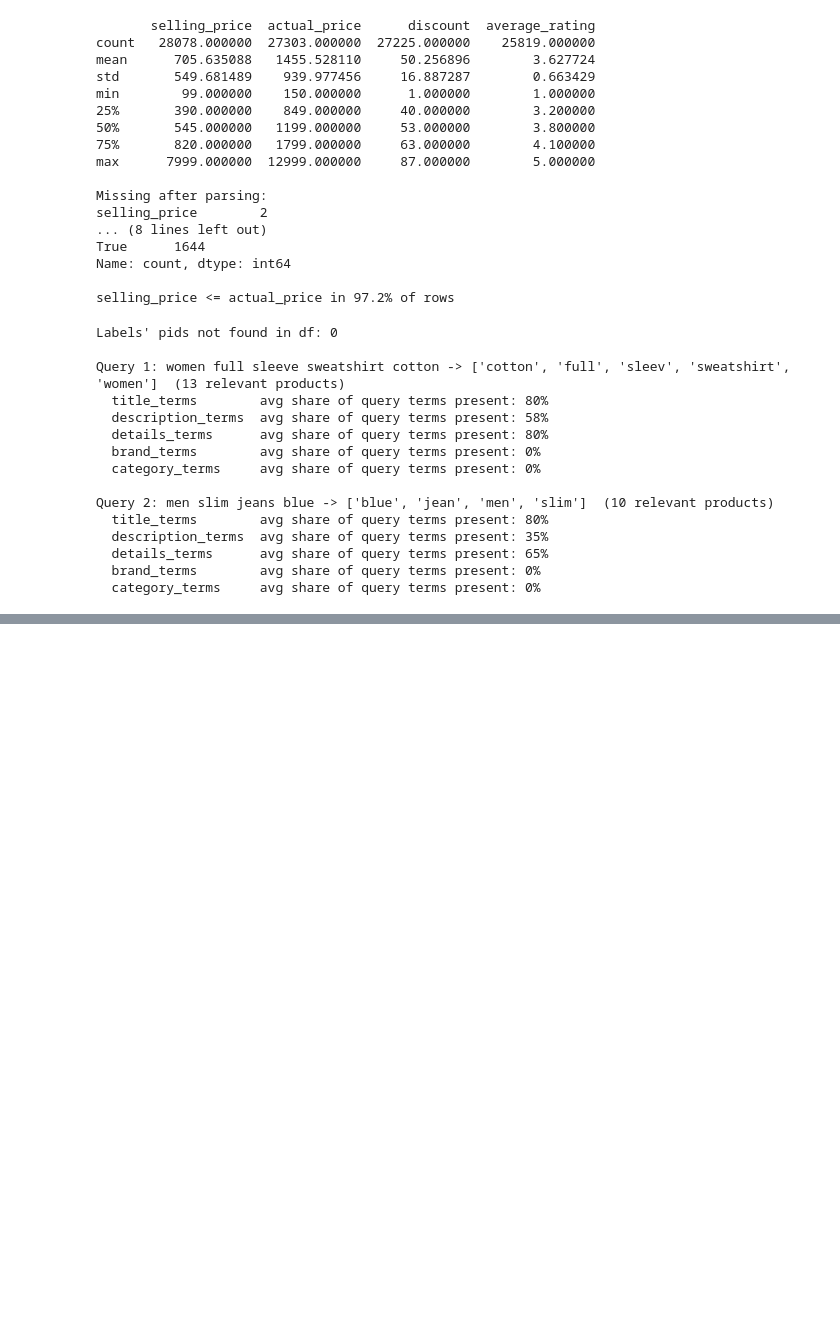
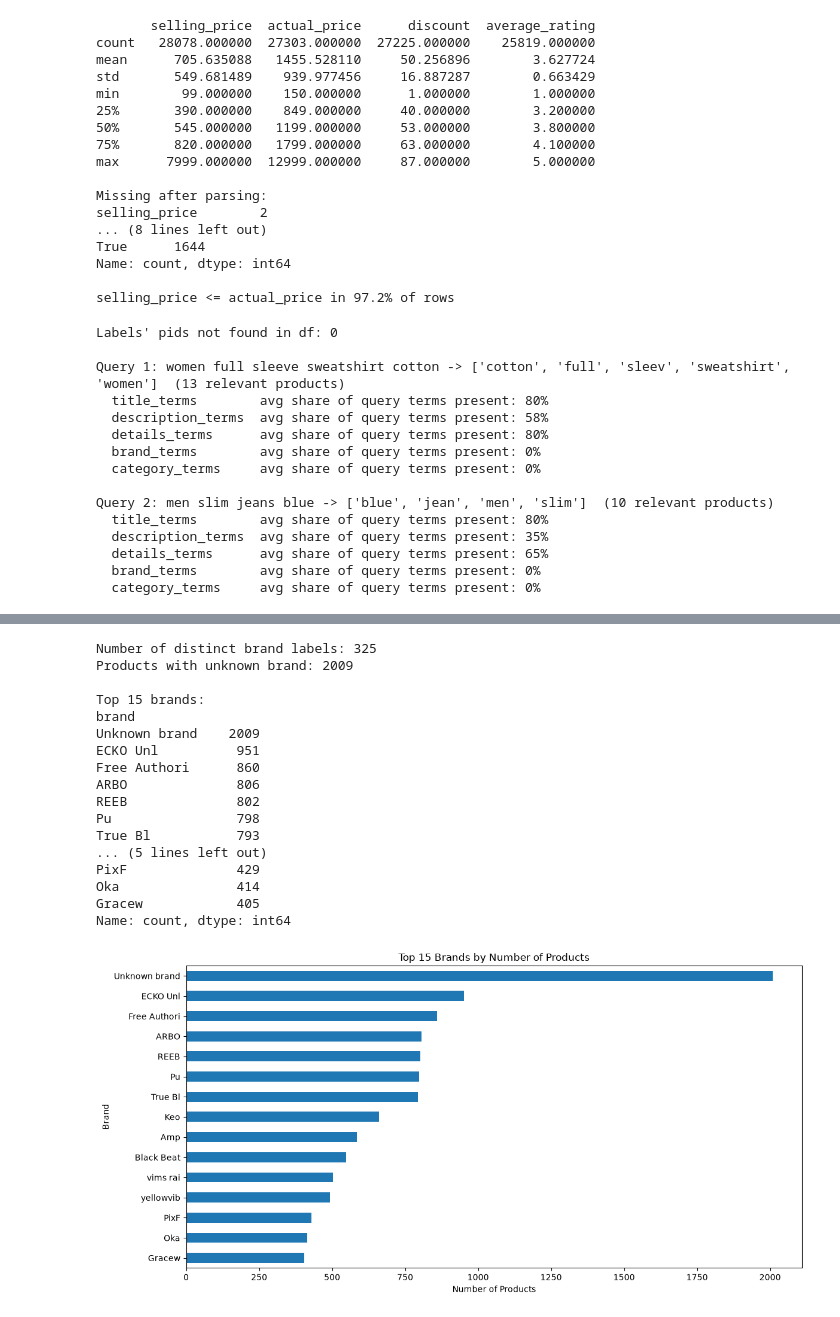
Before and after one commit to martinafrisach/IRWA-2026-Final-Project, a Jupyter notebook: project_progress/part_1/part1.ipynb, the cells around one changed output, grey strips where cells are left out. Saved outputs shown, nothing was run; the diff lists cells and outputs as text; code cells hidden in the pictures; blank space fills up the shorter version.

```diff
--- a/project_progress/part_1/part1.ipynb
+++ b/project_progress/part_1/part1.ipynb
@@ -243,0 +367,41 @@ Query 2: men slim jeans blue -> ['blue', 'jean', 'men', 'slim']  (10 relevant pr
+# %%
+brand_labels = df["brand"].fillna("").str.strip()
+brand_labels = brand_labels.replace("", "Unknown brand")
+
+brand_counts = brand_labels.value_counts()
+
+print("Number of distinct brand labels:", brand_counts.size)
+print("Products with unknown brand:",
+      (brand_labels == "Unknown brand").sum())
+
+print("\nTop 15 brands:")
+print(brand_counts.head(15))
+
+plt.figure(figsize=(12, 6))
+
+brand_counts.head(15).sort_values().plot(kind="barh")
+
+plt.title("Top 15 Brands by Number of Products")
+plt.xlabel("Number of Products")
+plt.ylabel("Brand")
+plt.tight_layout()
+plt.show()
+# %% [output]
+Number of distinct brand labels: 325
+Products with unknown brand: 2009
+
+Top 15 brands:
+brand
+Unknown brand    2009
+ECKO Unl          951
+Free Authori      860
+ARBO              806
+REEB              802
+Pu                798
+True Bl           793
+... (5 lines left out)
+PixF              429
+Oka               414
+Gracew            405
+Name: count, dtype: int64
+[figure, added]
```
Also changed, not shown: parts of 11 cells of this notebook, 1 other file.
